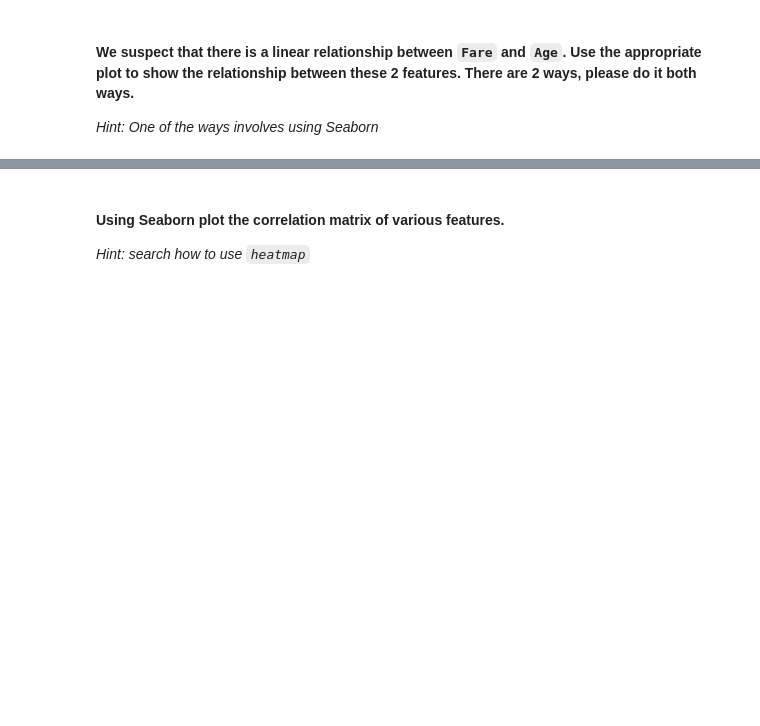
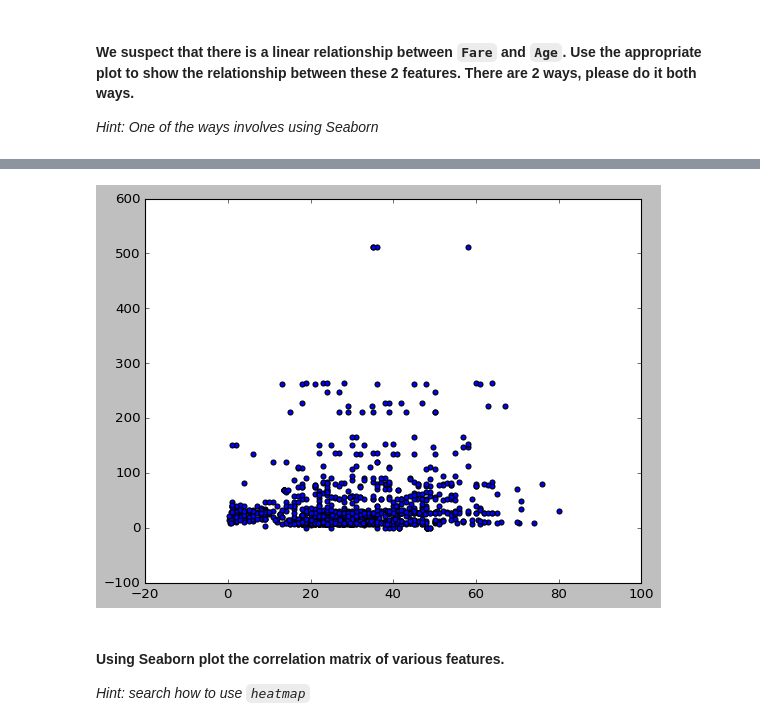
Before and after one commit to ta-data-mexpt/lab-matplotlib-seaborn, a Jupyter notebook: your-code/challenge-3.ipynb, the cells around one changed output, grey strips where cells are left out. Drawn from its saved outputs; the diff is of its cells as text; code cells hidden in the pictures; blank space fills up the shorter version.

```diff
--- a/your-code/challenge-3.ipynb
+++ b/your-code/challenge-3.ipynb
@@ -187,3 +187,7 @@ sns.countplot(titanic.Pclass,palette="Paired",saturation=0.9);
+# %%
+plt.scatter(x=titanic.Age,y=titanic.Fare);
+# %% [output]
+[figure, added]
 # %% [markdown]
 #### Using Seaborn plot the correlation matrix of various features.
 
```
Also changed, not shown: parts of 21 cells of this notebook.
